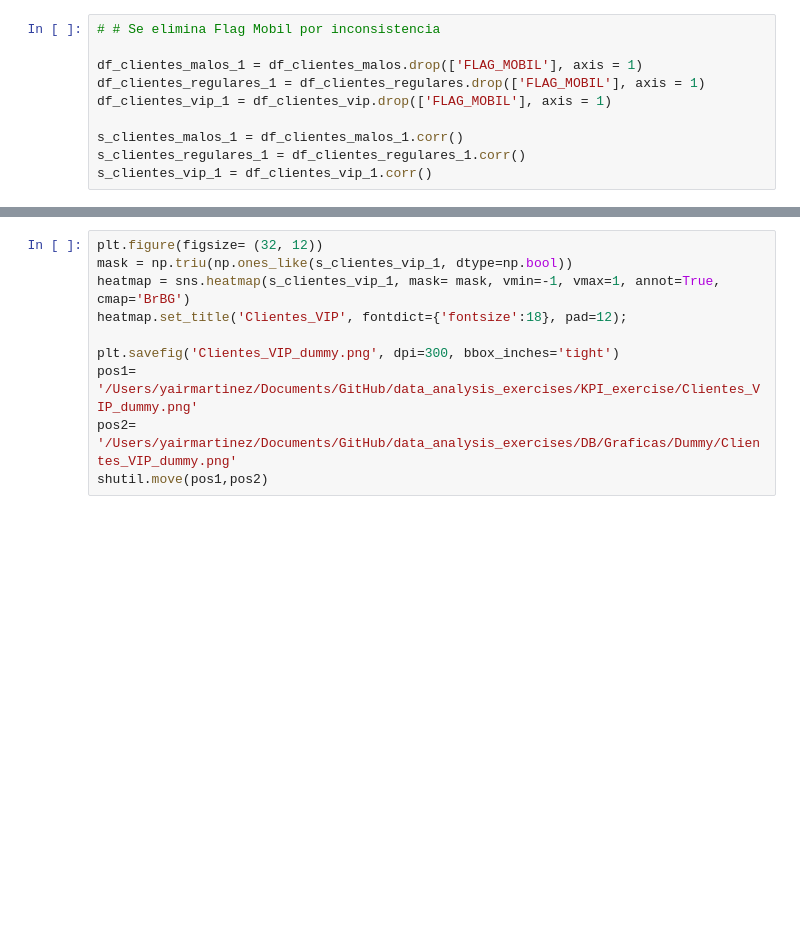
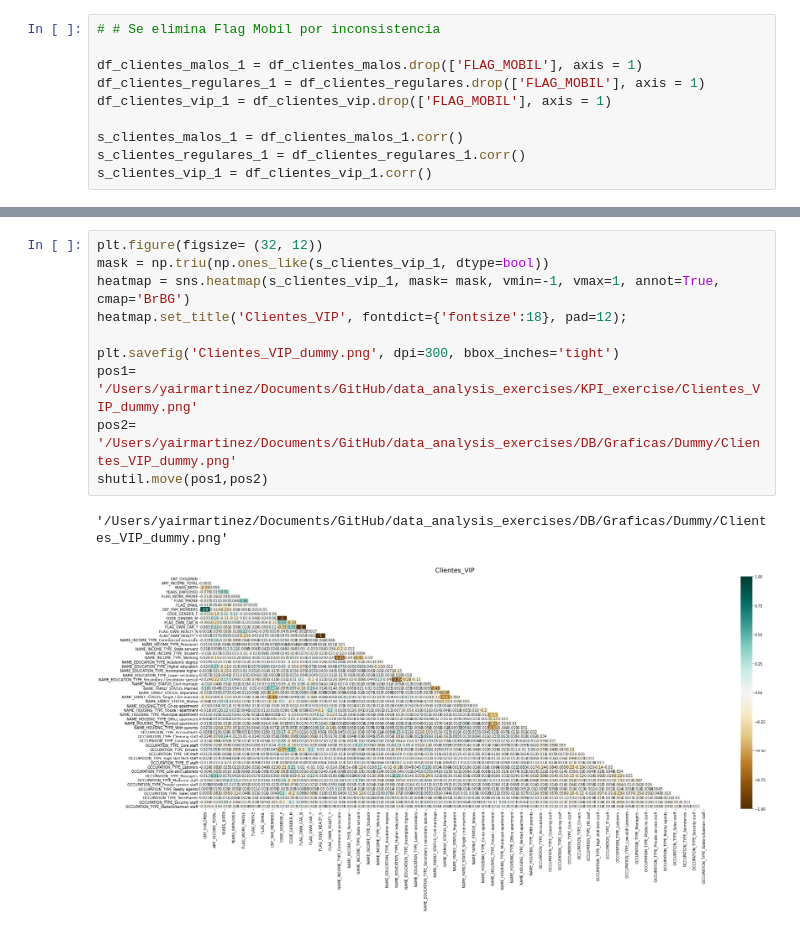
Before and after one commit to lymc33/Data_analysis_exercises, a Jupyter notebook: KPI_exercise/6_client_corr_dummy.ipynb, the cells around one changed output, grey strips where cells are left out. Saved outputs shown, nothing was run; the diff lists cells and outputs as text; blank space fills up the shorter version.

```diff
--- a/KPI_exercise/6_client_corr_dummy.ipynb
+++ b/KPI_exercise/6_client_corr_dummy.ipynb
@@ -112,12 +158,15 @@ shutil.move(pos1,pos2)
 # %%
 plt.figure(figsize= (32, 12))
-mask = np.triu(np.ones_like(s_clientes_vip_1, dtype=np.bool))
+mask = np.triu(np.ones_like(s_clientes_vip_1, dtype=bool))
 heatmap = sns.heatmap(s_clientes_vip_1, mask= mask, vmin=-1, vmax=1, annot=True, cmap='BrBG')
 heatmap.set_title('Clientes_VIP', fontdict={'fontsize':18}, pad=12);
 
 plt.savefig('Clientes_VIP_dummy.png', dpi=300, bbox_inches='tight')
 pos1= '/Users/yairmartinez/Documents/GitHub/data_analysis_exercises/KPI_exercise/Clientes_VIP_dummy.png'
 pos2= '/Users/yairmartinez/Documents/GitHub/data_analysis_exercises/DB/Graficas/Dummy/Clientes_VIP_dummy.png'
 shutil.move(pos1,pos2)
+# %% [output]
+'/Users/yairmartinez/Documents/GitHub/data_analysis_exercises/DB/Graficas/Dummy/Clientes_VIP_dummy.png'
+[figure, added]
 # %%
 plt.figure(figsize=(32, 12))
```
Also changed, not shown: parts of 26 cells of this notebook.
